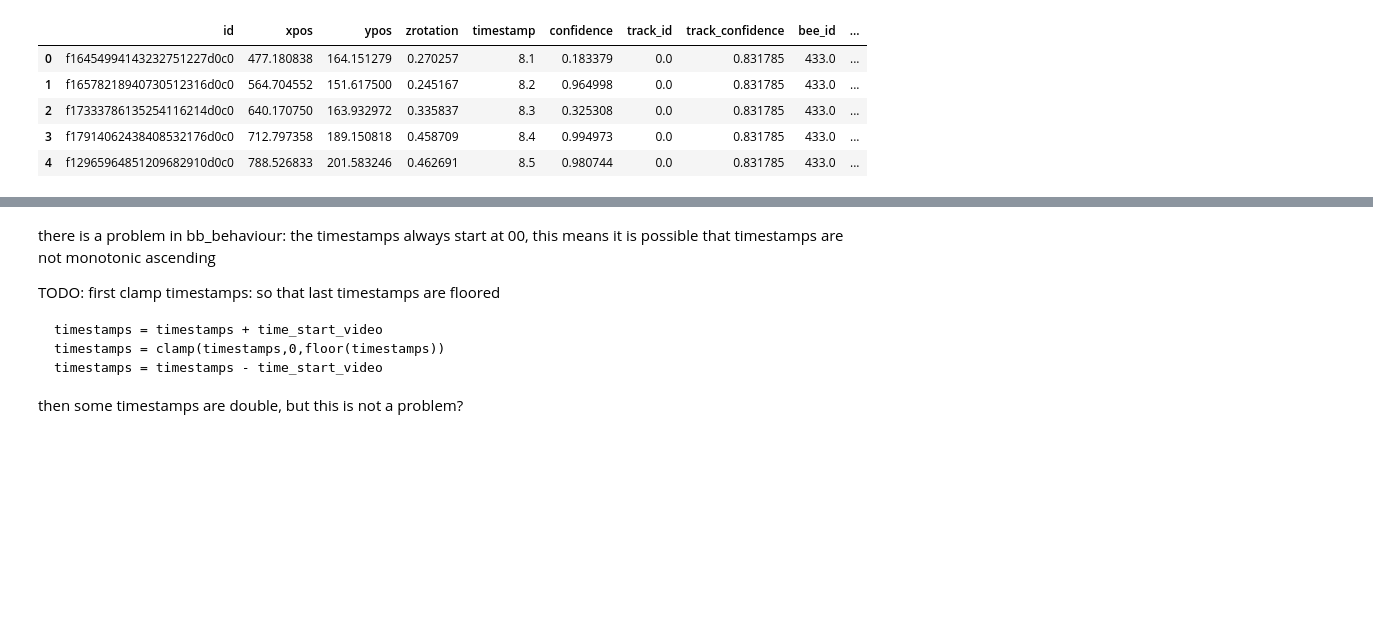
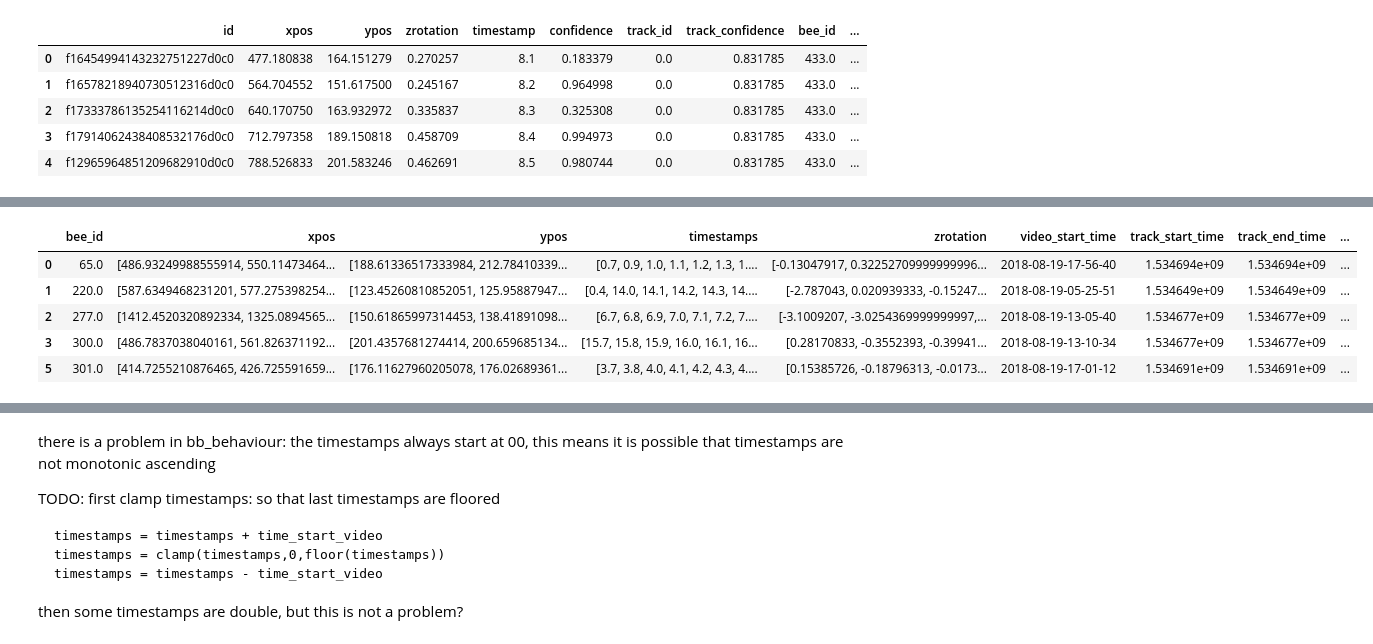
Before and after one commit to tschopo/swp_bioroboticslab, a Jupyter notebook: pipeline_tracking_test_daniel2.ipynb, the cells around one changed output, grey strips where cells are left out. Cells and saved outputs as stored; diff of their text form; code cells hidden in the pictures; blank space fills up the shorter version.

```diff
--- a/pipeline_tracking_test_daniel2.ipynb
+++ b/pipeline_tracking_test_daniel2.ipynb
@@ -708,0 +656,2 @@ tracks_ml = merge_tracks(tracks_ml)
+# %%
+tracks_ml = merge_tracks(tracks_ml, verbose=True)
@@ -708,0 +676,9 @@ tracks_ml = merge_tracks(tracks_ml)
+# %%
+tracks_ml.head()
+# %% [output]
+|  | bee_id | xpos | ypos | timestamps | zrotation | video_start_time | track_start_time | track_end_time | ... |
+| 0 | 65.0 | [486.93249988555914, 550.11473464... | [188.61336517333984, 212.78410339... | [0.7, 0.9, 1.0, 1.1, 1.2, 1.3, 1.... | [-0.13047917, 0.32252709999999996... | 2018-08-19-17-56-40 | 1.534694e+09 | 1.534694e+09 | ... |
+| 1 | 220.0 | [587.6349468231201, 577.275398254... | [123.45260810852051, 125.95887947... | [0.4, 14.0, 14.1, 14.2, 14.3, 14.... | [-2.787043, 0.020939333, -0.15247... | 2018-08-19-05-25-51 | 1.534649e+09 | 1.534649e+09 | ... |
+| 2 | 277.0 | [1412.4520320892334, 1325.0894565... | [150.61865997314453, 138.41891098... | [6.7, 6.8, 6.9, 7.0, 7.1, 7.2, 7.... | [-3.1009207, -3.0254369999999997,... | 2018-08-19-13-05-40 | 1.534677e+09 | 1.534677e+09 | ... |
+| 3 | 300.0 | [486.7837038040161, 561.826371192... | [201.4357681274414, 200.659685134... | [15.7, 15.8, 15.9, 16.0, 16.1, 16... | [0.28170833, -0.3552393, -0.39941... | 2018-08-19-13-10-34 | 1.534677e+09 | 1.534677e+09 | ... |
+| 5 | 301.0 | [414.7255210876465, 426.725591659... | [176.11627960205078, 176.02689361... | [3.7, 3.8, 4.0, 4.1, 4.2, 4.3, 4.... | [0.15385726, -0.18796313, -0.0173... | 2018-08-19-17-01-12 | 1.534691e+09 | 1.534691e+09 | ... |
```
Also changed, not shown: parts of 27 cells of this notebook.
